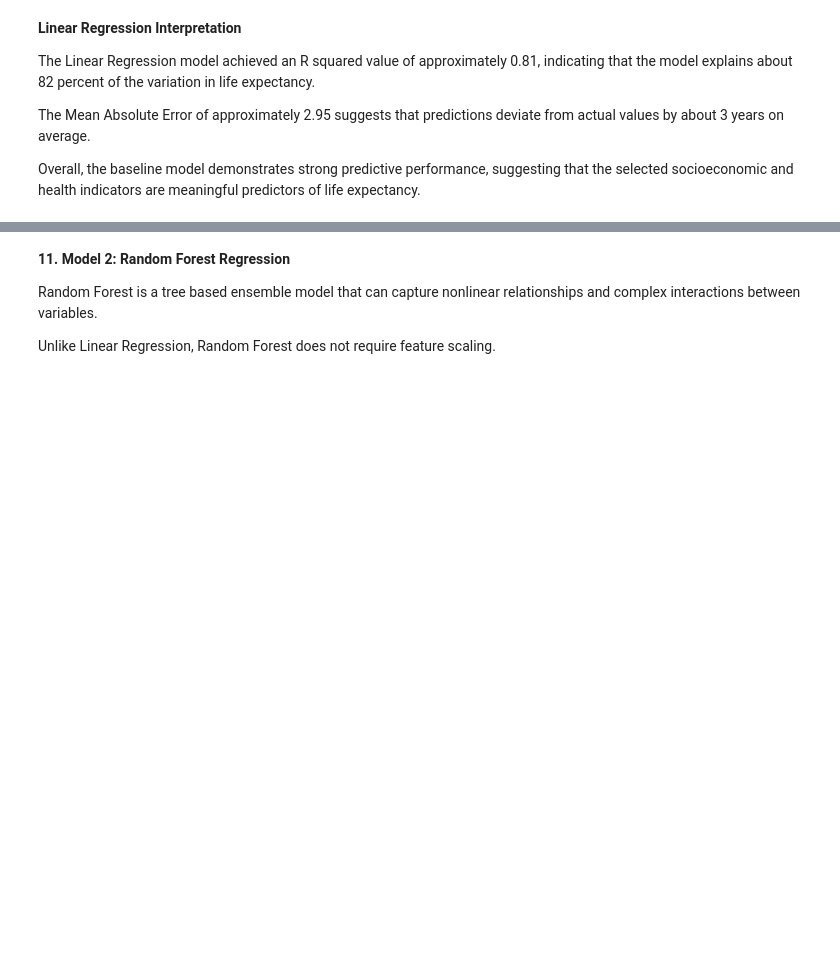
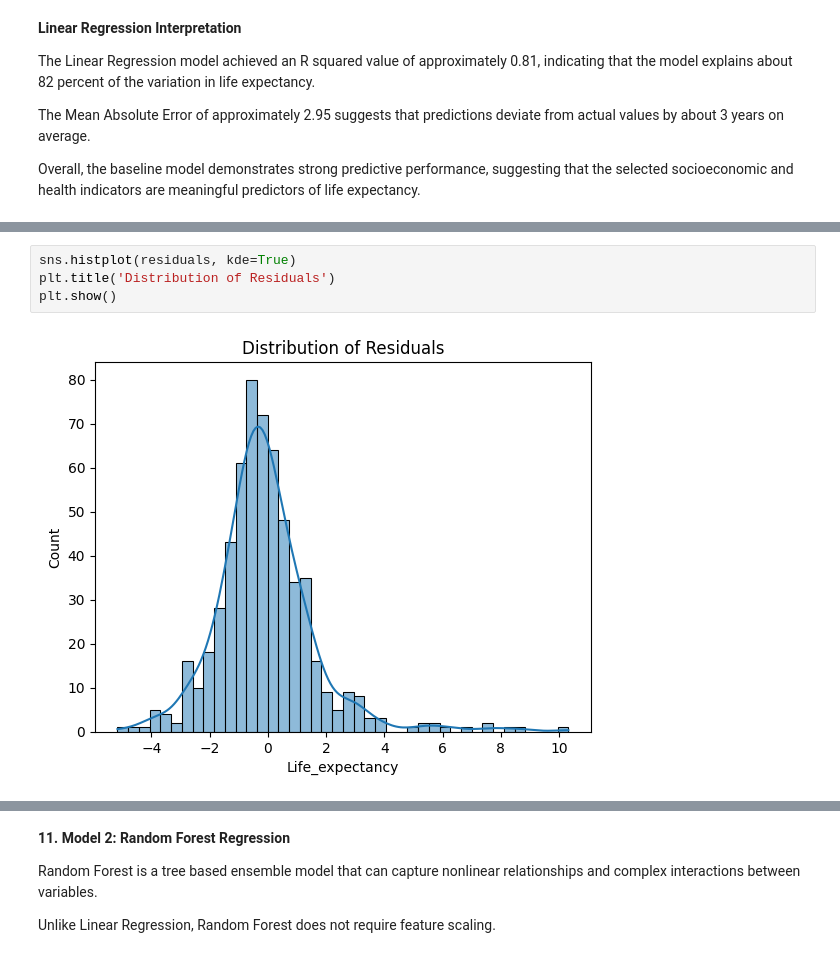
Before and after one commit to Adaezeobichukwu/CAPSTONE_PROJECT_Life_Expectancy, a Jupyter notebook: Life_Expectancy_.ipynb, the cells around one changed output, grey strips where cells are left out. Drawn from its saved outputs; the diff is of its cells as text; blank space fills up the shorter version.

```diff
--- a/Life_Expectancy_.ipynb
+++ b/Life_Expectancy_.ipynb
@@ -547,0 +584,6 @@ Overall, the baseline model demonstrates strong predictive performance, suggesti
+# %%
+sns.histplot(residuals, kde=True)
+plt.title('Distribution of Residuals')
+plt.show()
+# %% [output]
+[figure, added]
```
Also changed, not shown: parts of 15 cells of this notebook.
